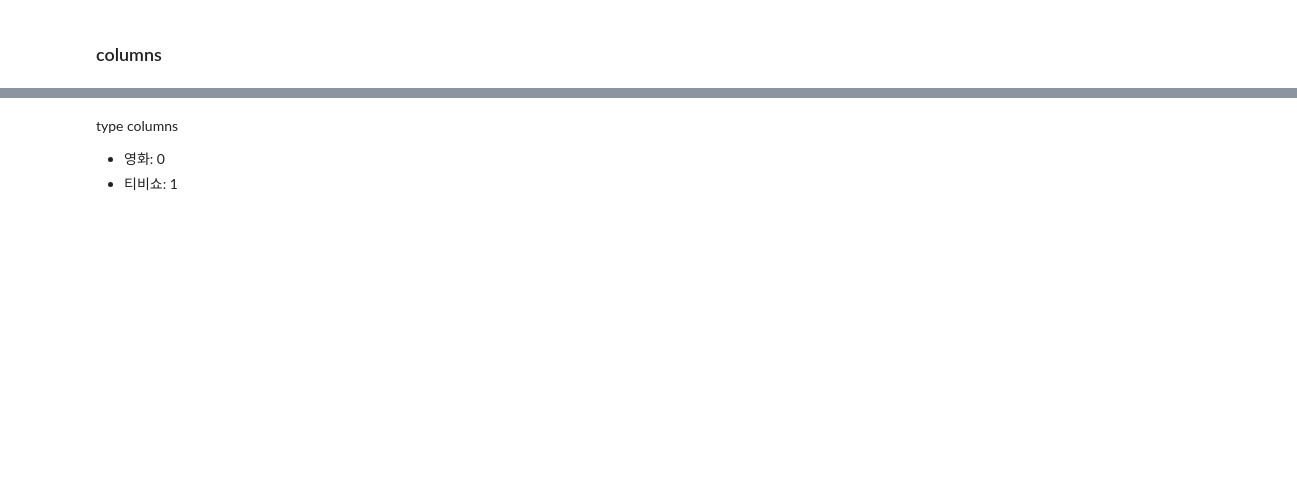
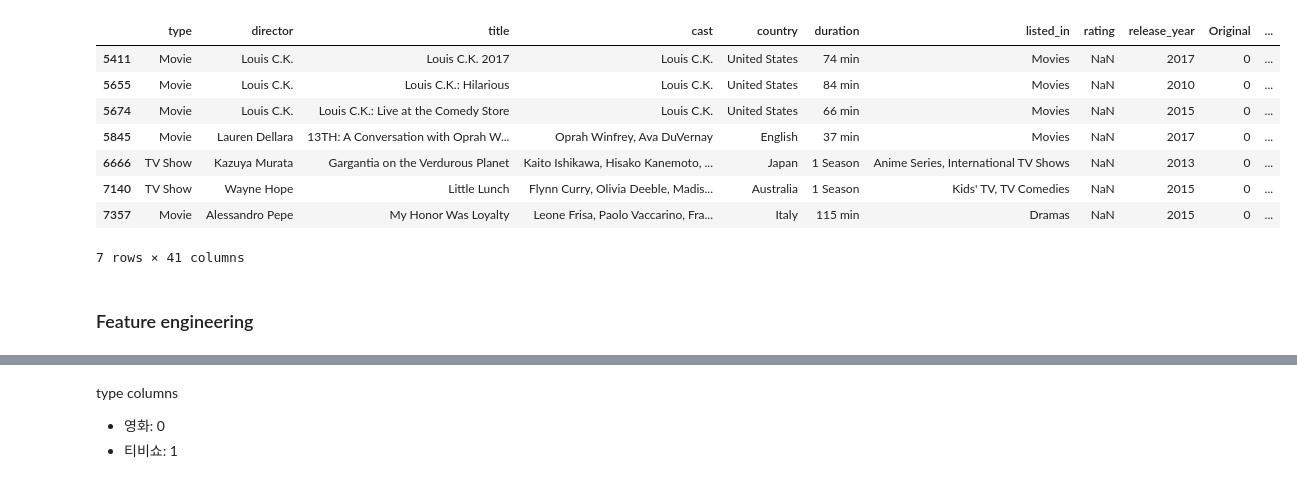
Before and after one commit to DONGYEONKANG/Datathon, a Jupyter notebook: Main.ipynb, the cells around one changed output, grey strips where cells are left out. Saved outputs shown, nothing was run; the diff lists cells and outputs as text; code cells hidden in the pictures; blank space fills up the shorter version.

```diff
--- a/Main.ipynb
+++ b/Main.ipynb
@@ -44,0 +134,23 @@ dtype: int64
+# %%
+# 결측치 이미 채움
+total_df[total_df['rating'] == '74 min']
+
+total_df[total_df['rating'] == '66 min']
+
+total_df[total_df['rating'] == '84 min']
+
+index = total_df[total_df['rating'] == '66 min'].index
+total_df.loc[index,'duration'] = total_df.loc[index,'rating']
+total_df.loc[index,'rating'] = np.nan
+
+index = total_df[total_df['rating'] == '74 min'].index
+total_df.loc[index,'duration'] = total_df.loc[index,'rating']
+total_df.loc[index,'rating'] = np.nan
+
+index = total_df[total_df['rating'] == '84 min'].index
+total_df.loc[index,'duration'] = total_df.loc[index,'rating']
+total_df.loc[index,'rating'] = np.nan
+
+total_df['rating'].unique()
+
+total_df.isnull().sum()
@@ -44,0 +175,4 @@ dtype: int64
+# %%
+# NOT FOUND 제거
+total_df.drop(total_df[total_df["Title_ID"] == "NOT FOUND"].index, inplace=True)
+total_df.head()
@@ -44,0 +187,2 @@ dtype: int64
+# %%
+total_df = total_df.reset_index(drop=True)
@@ -44,0 +195,3 @@ dtype: int64
+# %%
+total_df.drop(["date_added", "show_id", "description", "Title_ID"], axis = 1, inplace=True)
+total_df.head()
@@ -45,5 +206,17 @@ dtype: int64
+# %%
+total_df[total_df["rating"].isnull()]
+# %% [output]
+|  | type | director | title | cast | country | duration | listed_in | rating | release_year | Original | ... |
+| 5411 | Movie | Louis C.K. | Louis C.K. 2017 | Louis C.K. | United States | 74 min | Movies | NaN | 2017 | 0 | ... |
+| 5655 | Movie | Louis C.K. | Louis C.K.: Hilarious | Louis C.K. | United States | 84 min | Movies | NaN | 2010 | 0 | ... |
+| 5674 | Movie | Louis C.K. | Louis C.K.: Live at the Comedy Store | Louis C.K. | United States | 66 min | Movies | NaN | 2015 | 0 | ... |
+| 5845 | Movie | Lauren Dellara | 13TH: A Conversation with Oprah W... | Oprah Winfrey, Ava DuVernay | English | 37 min | Movies | NaN | 2017 | 0 | ... |
+| 6666 | TV Show | Kazuya Murata | Gargantia on the Verdurous Planet | Kaito Ishikawa, Hisako Kanemoto, ... | Japan | 1 Season | Anime Series, International TV Shows | NaN | 2013 | 0 | ... |
+| 7140 | TV Show | Wayne Hope | Little Lunch | Flynn Curry, Olivia Deeble, Madis... | Australia | 1 Season | Kids' TV, TV Comedies | NaN | 2015 | 0 | ... |
+| 7357 | Movie | Alessandro Pepe | My Honor Was Loyalty | Leone Frisa, Paolo Vaccarino, Fra... | Italy | 115 min | Dramas | NaN | 2015 | 0 | ... |
+7 rows × 41 columns
 # %% [markdown]
-### columns
+### Feature engineering
 # %%
 df['country']
 # %% [output]
```
Also changed, not shown: parts of 34 cells of this notebook, 1 other file.
